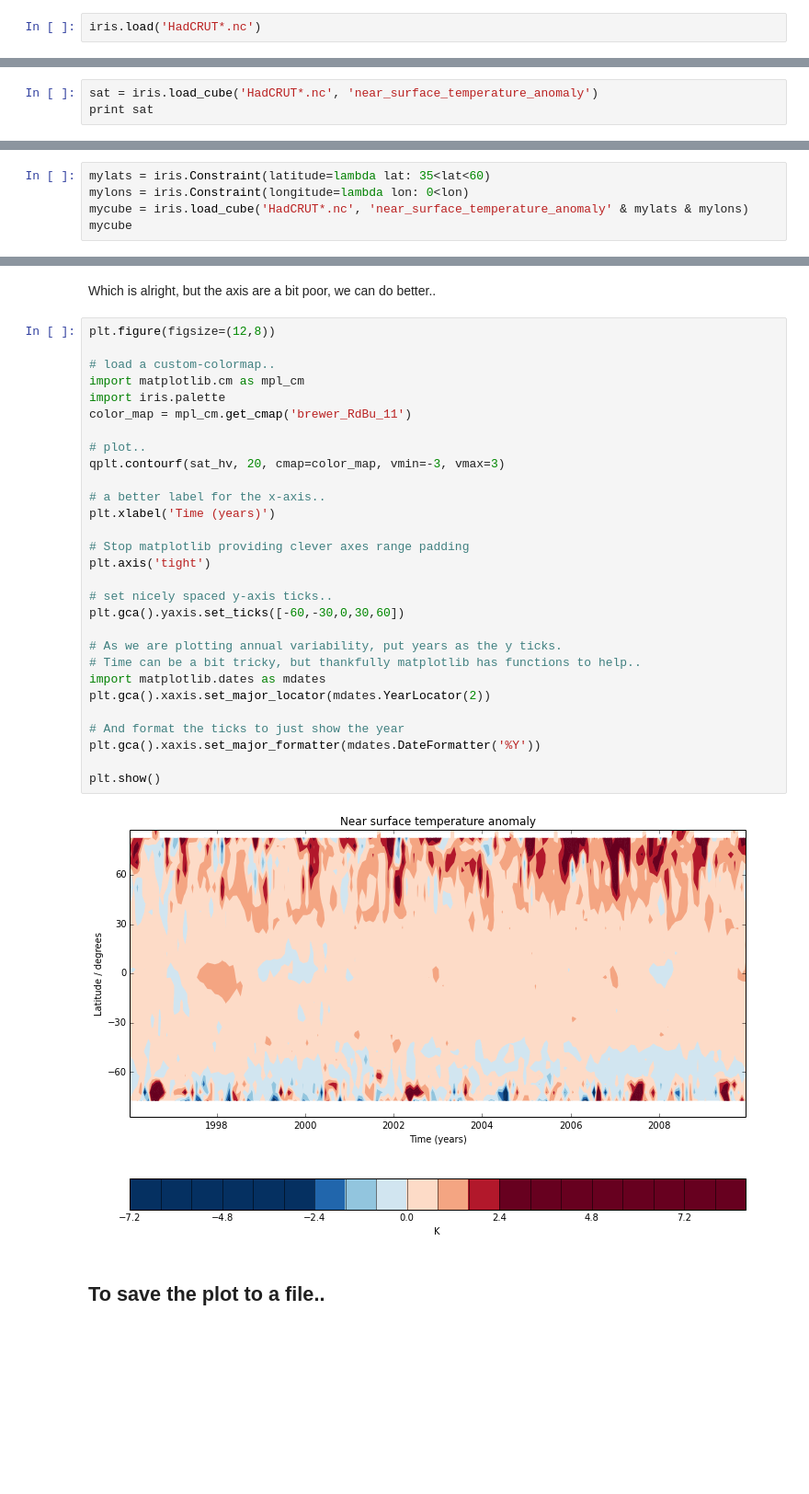
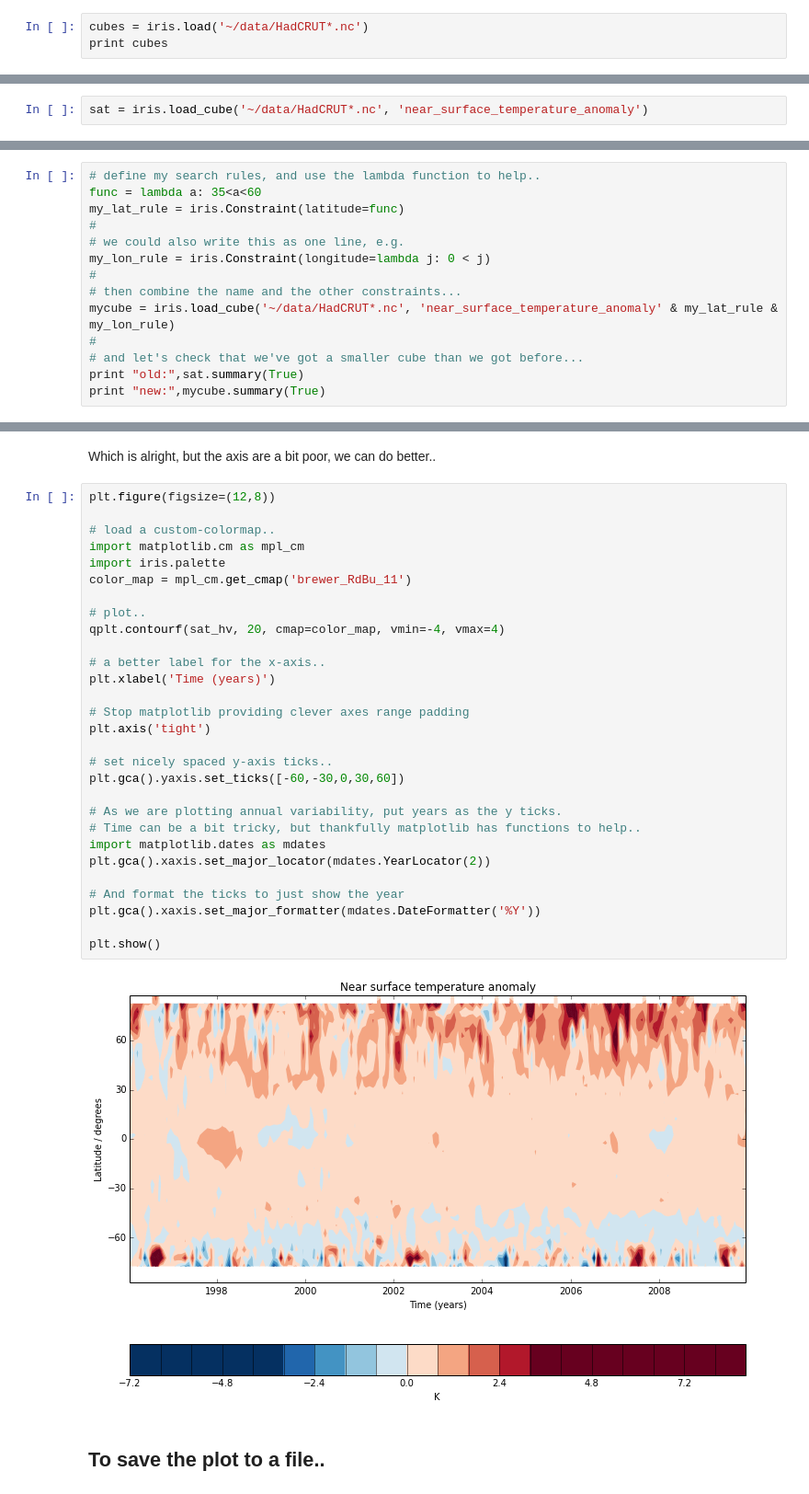
Before and after one commit to OliverBrowne/my_notebooks, a Jupyter notebook: Iris_introduction.ipynb, the cells around one changed output, grey strips where cells are left out. Shown: that part at 92% size. Drawn from its saved outputs; the diff is of its cells as text; blank space fills up the shorter version.

```diff
--- a/Iris_introduction.ipynb
+++ b/Iris_introduction.ipynb
@@ -39,5 +33,6 @@ import iris
 # %% [markdown]
 Let's start with loading some data, but let's assume we don't know anything about the file's contents.  We use the general 'load' command..
 # %%
-iris.load('HadCRUT*.nc')
+cubes = iris.load('~/data/HadCRUT*.nc')
+print cubes
 # %% [output]
@@ -46,5 +41,4 @@ iris.load('HadCRUT*.nc')
 # %% [markdown]
 We can now see the file contains a couple of variables.  So use a specific loader to just load the SAT field..
 # %%
-sat = iris.load_cube('HadCRUT*.nc', 'near_surface_temperature_anomaly')
-print sat
+sat = iris.load_cube('~/data/HadCRUT*.nc', 'near_surface_temperature_anomaly')
@@ -71,5 +44,0 @@ We can further restrict what we load, if we wanted, e.g. mid-lats, say for the E
-# %%
-mylats = iris.Constraint(latitude=lambda lat: 35<lat<60)
-mylons = iris.Constraint(longitude=lambda lon: 0<lon)
-mycube = iris.load_cube('HadCRUT*.nc', 'near_surface_temperature_anomaly' & mylats & mylons)
-mycube
@@ -99,0 +108,14 @@ near_surface_temperature_anomaly / (K) (time: 1964; latitude: 5; longitude: 10)
+# %%
+# define my search rules, and use the lambda function to help..
+func = lambda a: 35<a<60
+my_lat_rule = iris.Constraint(latitude=func)
+#
+# we could also write this as one line, e.g.
+my_lon_rule = iris.Constraint(longitude=lambda j: 0 < j)
+#
+# then combine the name and the other constraints...
+mycube = iris.load_cube('~/data/HadCRUT*.nc', 'near_surface_temperature_anomaly' & my_lat_rule & my_lon_rule)
+#
+# and let's check that we've got a smaller cube than we got before...
+print "old:",sat.summary(True)
+print "new:",mycube.summary(True)
@@ -314,34 +502,34 @@ Which is alright, but the axis are a bit poor, we can do better..
 # %%
 plt.figure(figsize=(12,8))
 
 # load a custom-colormap..
 import matplotlib.cm as mpl_cm
 import iris.palette
 color_map = mpl_cm.get_cmap('brewer_RdBu_11')
 
 # plot..
-qplt.contourf(sat_hv, 20, cmap=color_map, vmin=-3, vmax=3)
+qplt.contourf(sat_hv, 20, cmap=color_map, vmin=-4, vmax=4)
 
 # a better label for the x-axis..
 plt.xlabel('Time (years)')
 
 # Stop matplotlib providing clever axes range padding
 plt.axis('tight')
 
 # set nicely spaced y-axis ticks..
 plt.gca().yaxis.set_ticks([-60,-30,0,30,60])
 
 # As we are plotting annual variability, put years as the y ticks.
 # Time can be a bit tricky, but thankfully matplotlib has functions to help..
 import matplotlib.dates as mdates
 plt.gca().xaxis.set_major_locator(mdates.YearLocator(2))
 
 # And format the ticks to just show the year
 plt.gca().xaxis.set_major_formatter(mdates.DateFormatter('%Y'))
 
 plt.show()
 # %% [output]
-[figure, old version]
+[figure, new version]
 # %% [markdown]
 ## To save the plot to a file..
 # %% [markdown]
```
Also changed, not shown: parts of 58 cells of this notebook.
